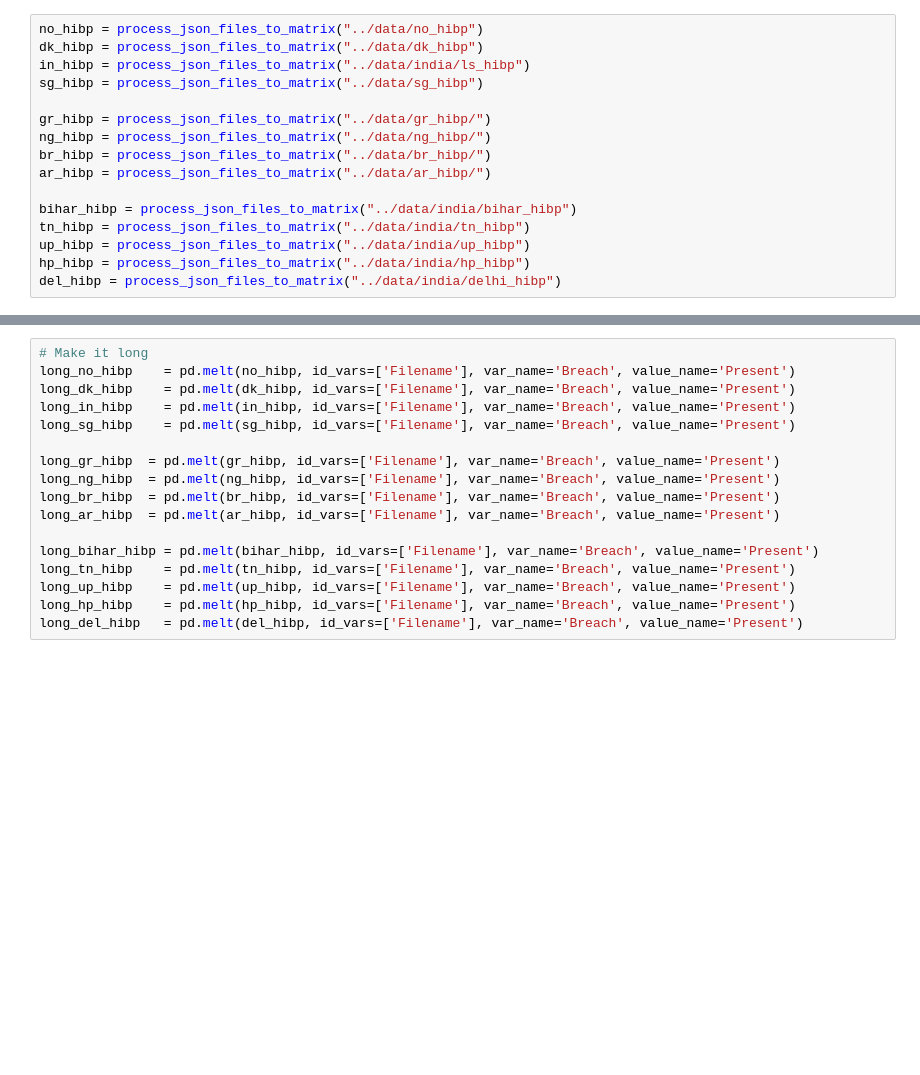
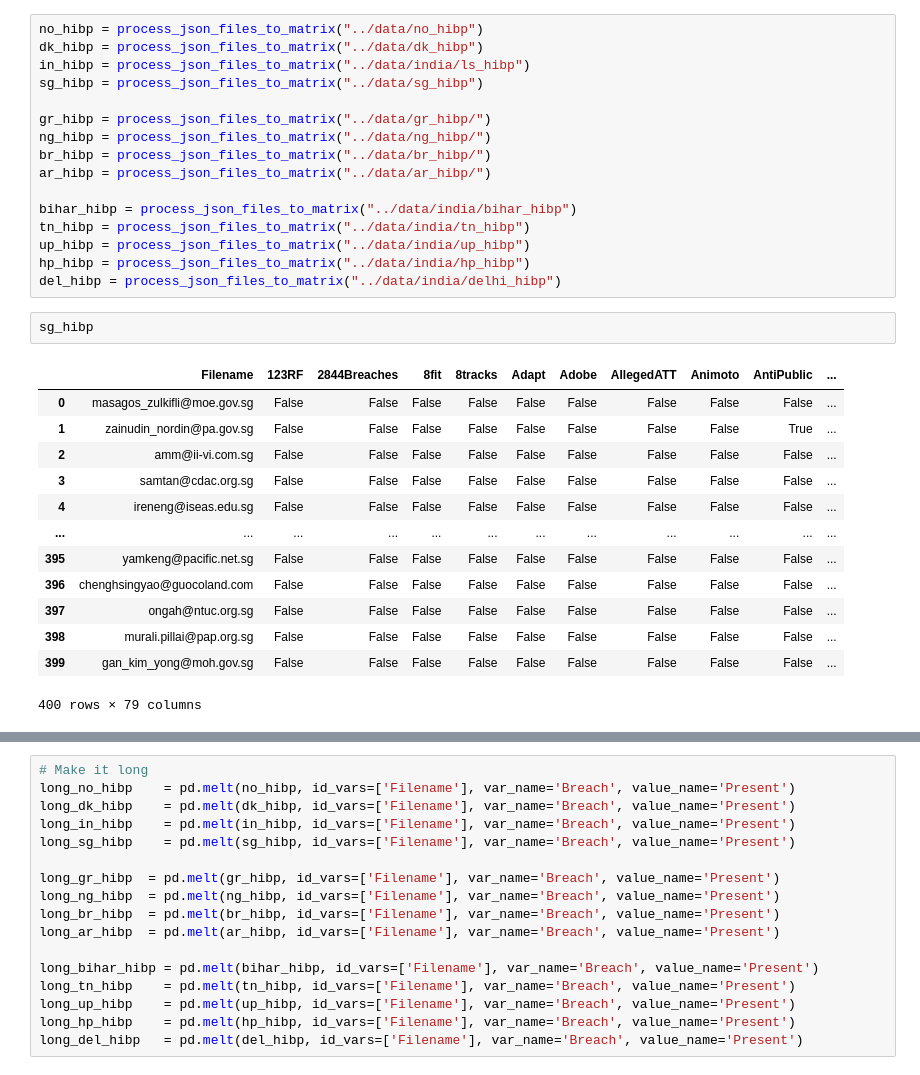
Before and after one commit to themains/pwned_pols, a Jupyter notebook: scripts/04_hibp_everypol_ind_eur_combine.ipynb, the cells around one changed output, grey strips where cells are left out. Saved outputs shown, nothing was run; the diff lists cells and outputs as text; blank space fills up the shorter version.

```diff
--- a/scripts/05_hibp_everypol_ind_eur_combine.ipynb
+++ b/scripts/04_hibp_everypol_ind_eur_combine.ipynb
@@ -148,3 +176,19 @@ tn_hibp = process_json_files_to_matrix("../data/india/tn_hibp")
 up_hibp = process_json_files_to_matrix("../data/india/up_hibp")
 hp_hibp = process_json_files_to_matrix("../data/india/hp_hibp")
 del_hibp = process_json_files_to_matrix("../data/india/delhi_hibp")
+# %%
+sg_hibp
+# %% [output]
+|  | Filename | 123RF | 2844Breaches | 8fit | 8tracks | Adapt | Adobe | AllegedATT | Animoto | AntiPublic | ... |
+| 0 | masagos_zulkifli@moe.gov.sg | False | False | False | False | False | False | False | False | False | ... |
+| 1 | zainudin_nordin@pa.gov.sg | False | False | False | False | False | False | False | False | True | ... |
+| 2 | amm@ii-vi.com.sg | False | False | False | False | False | False | False | False | False | ... |
+| 3 | samtan@cdac.org.sg | False | False | False | False | False | False | False | False | False | ... |
+| 4 | ireneng@iseas.edu.sg | False | False | False | False | False | False | False | False | False | ... |
+| ... | ... | ... | ... | ... | ... | ... | ... | ... | ... | ... | ... |
+| 395 | yamkeng@pacific.net.sg | False | False | False | False | False | False | False | False | False | ... |
+| 396 | chenghsingyao@guocoland.com | False | False | False | False | False | False | False | False | False | ... |
+| 397 | ongah@ntuc.org.sg | False | False | False | False | False | False | False | False | False | ... |
+| 398 | murali.pillai@pap.org.sg | False | False | False | False | False | False | False | False | False | ... |
+| 399 | gan_kim_yong@moh.gov.sg | False | False | False | False | False | False | False | False | False | ... |
+400 rows × 79 columns
```
Also changed, not shown: parts of 12 cells of this notebook.
